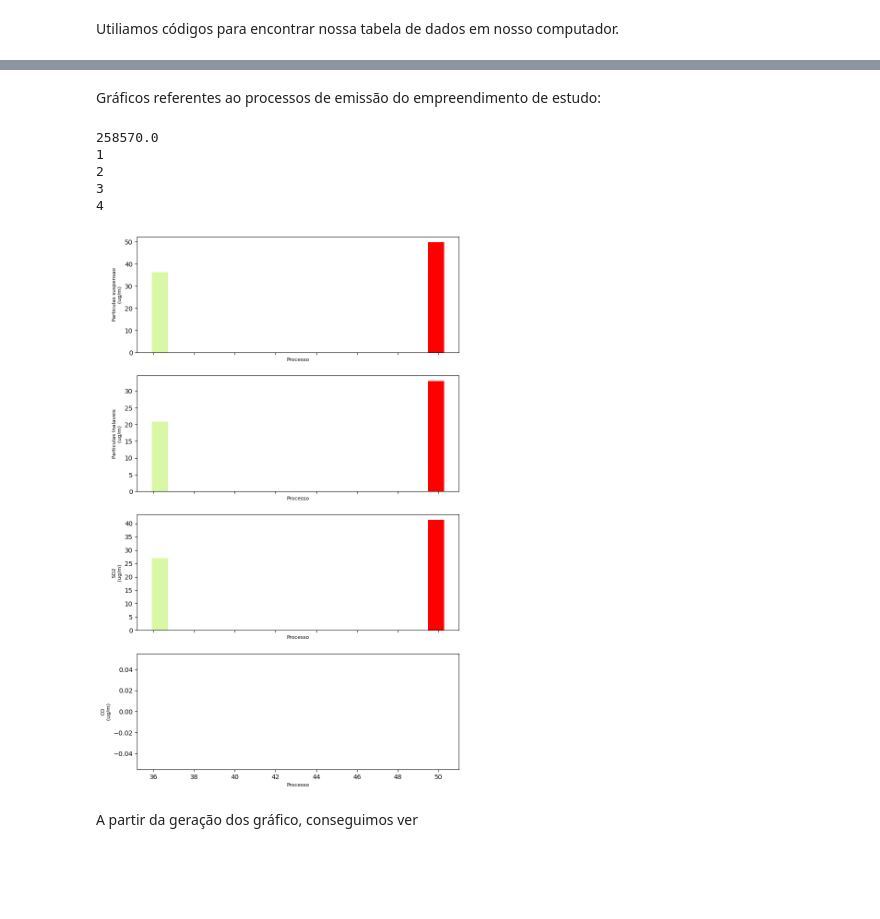
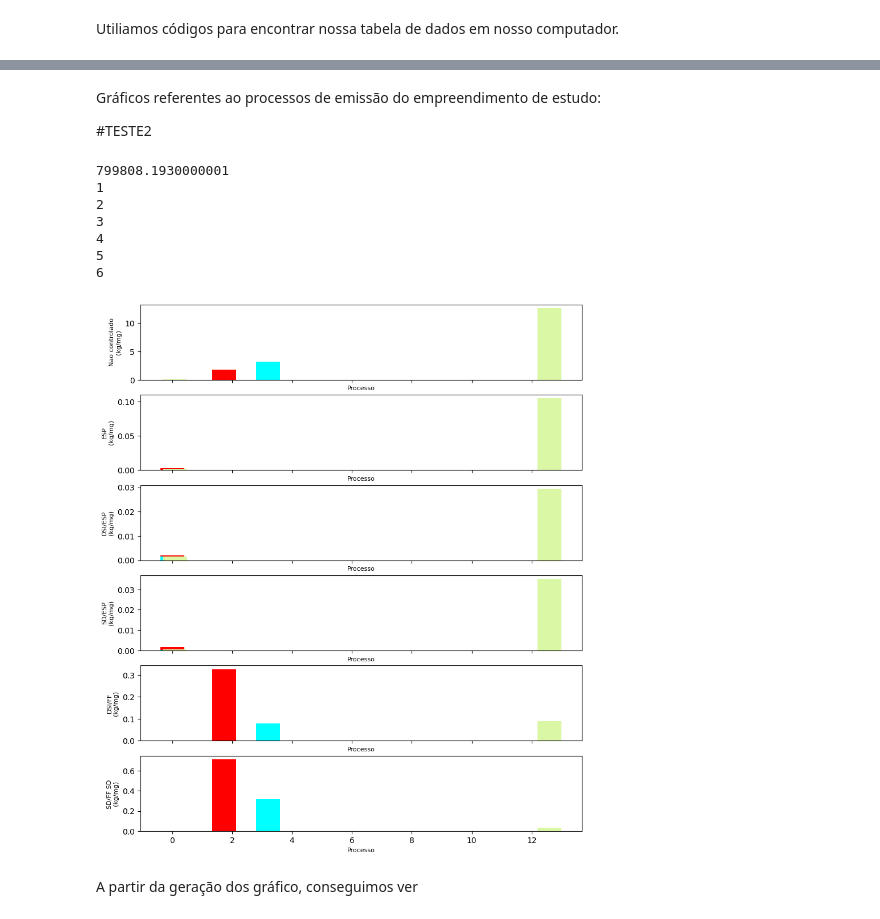
Before and after one commit to SergioStrackJunior/ENS5173_airpolution, a Jupyter notebook: Atividade01_01.ipynb, the cells around one changed output, grey strips where cells are left out. Saved outputs shown, nothing was run; the diff lists cells and outputs as text; code cells hidden in the pictures; blank space fills up the shorter version.

```diff
--- a/Atividade01_01.ipynb
+++ b/Atividade01_01.ipynb
@@ -43,0 +55,26 @@ chp_2_2.csv
+# %%
+# Plotando os fatores de emissão
+import matplotlib.pyplot as plt
+
+atv = 45300 # Considerando uma taxa de atividade
+limite_superior_y = 16
+
+# Criando a figura com Matplotlib
+# Subplots com número de linhas igual ao número de poluentes
+# sharex significa compartilhar o eixo x
+fig, ax = plt.subplots(len(fe.columns)-1, 1, sharex=True, figsize=(10, 20))
+
+# Loop para preencher o subplot com os gráficos de barra
+for ii in range(1, len(fe.columns)):
+    ax[ii-1].bar(fe.index, fe.iloc[:, ii], color=['#DAF7A6', 'red', 'cyan'])
+    ax[ii-1].set_xlabel('Processo', fontsize=8)
+    ax[ii-1].set_ylabel(fe.columns[ii] + '\n(kg/mg)', fontsize=8)
+
+    # Ajustando os rótulos do eixo x para melhorar a legibilidade
+    plt.xticks(fe.index, fe['Nao controlado'], rotation=45)
+
+    # Ajustando a faixa de escala no eixo y para incluir os valores corretos
+    ax[ii-1].set_ylim(0,  fe.iloc[:, ii].max() * 0.005)  # Ajusta a faixa de escala para 20% acima do valor máximo de emissão
+
+# Salva a figura na pasta figures - criar a pasta antes!!
+fig.savefig(cwd + '\\imagens\\barplot_fatorEmiss.png')
@@ -44,36 +83,40 @@ chp_2_2.csv
 # %% [markdown]
 Gráficos referentes ao processos de emissão do empreendimento de estudo:
+
+#TESTE2
 # %%
 # Plotando os fatores de emissão
 import matplotlib.pyplot as plt
 
-atv = 3000 # Considerando uma taxa de atividade
-emis = fe['Particulas suspensao']*atv
+atv = 45300 # Considerando uma taxa de atividade
+emis = fe['Nao controlado']*atv
 
 #Somando dataframe
 print(emis.sum())
 
 # Criando a figura com Matplotlib
 # Subplots com número de linhas igual ao número de poluentes
 # sharex significa compartilhar o eixo x
-fig,ax = plt.subplots(len(fe.columns)-1,1,sharex = True,figsize=(9, 15))
+fig,ax = plt.subplots(len(fe.columns)-1,1,sharex = True,figsize=(10, 12))
 
 # Loop para preencher o subplot com os gráficos de barra
 for ii in range(1,len(fe.columns)):
     print(ii)
-    ax[ii-1].bar(fe['Particulas suspensao'],fe.iloc[:,ii],color = ['#DAF7A6','red','cyan'])
+    ax[ii-1].bar(fe['Nao controlado'],fe.iloc[:,ii],color = ['#DAF7A6','red','cyan'])
     ax[ii-1].set_xlabel('Processo', fontsize=8)
-    ax[ii-1].set_ylabel(fe.columns[ii]+'\n(ug/m)', fontsize=8) # Inventei a unidade
+    ax[ii-1].set_ylabel(fe.columns[ii]+'\n(kg/mg)', fontsize=8)
 
 # Salva a figura na pasta figures - criar a pasta antes!!
 fig.savefig(cwd+'\\imagens\\barplot_fatorEmiss.png')
 # %% [output]
-258570.0
+799808.1930000001
 1
 2
 3
 4
+5
+6
-[figure, old version]
+[figure, new version]
 # %% [markdown]
 A partir da geração dos gráfico, conseguimos ver
 # %% [markdown]
```
Also changed, not shown: parts of 7 cells of this notebook, 4 other files.
